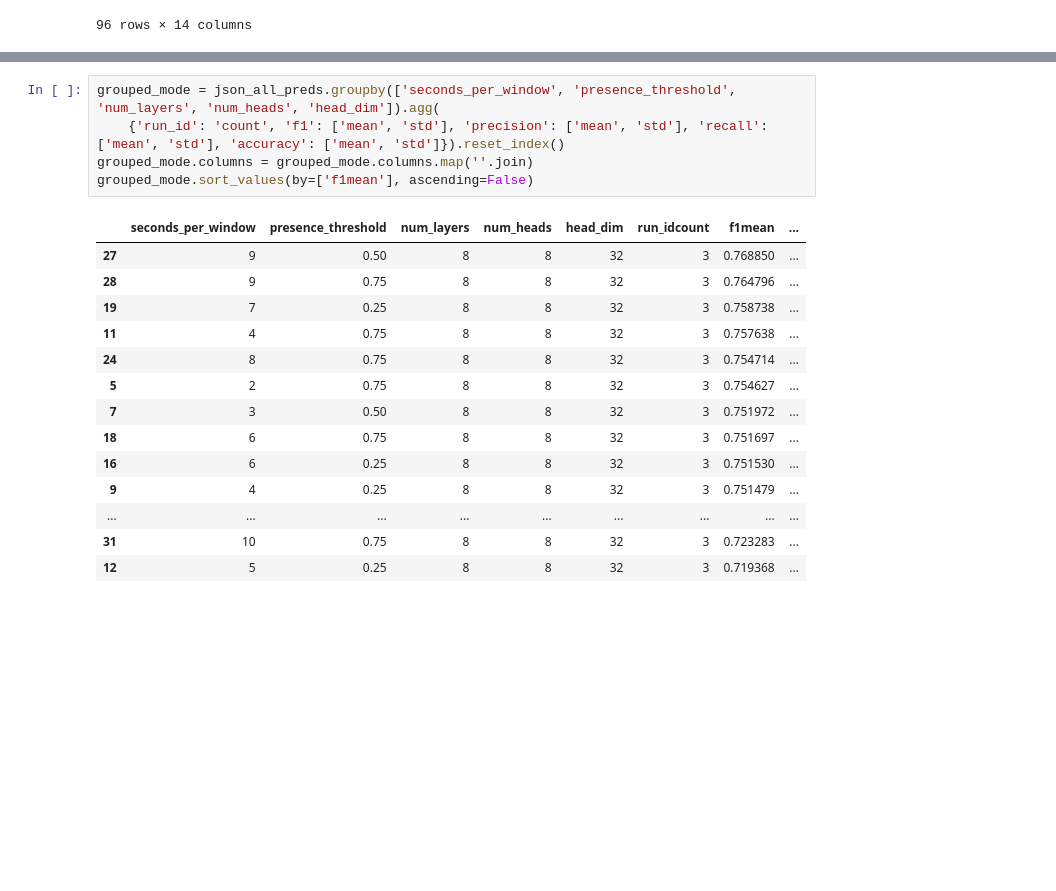
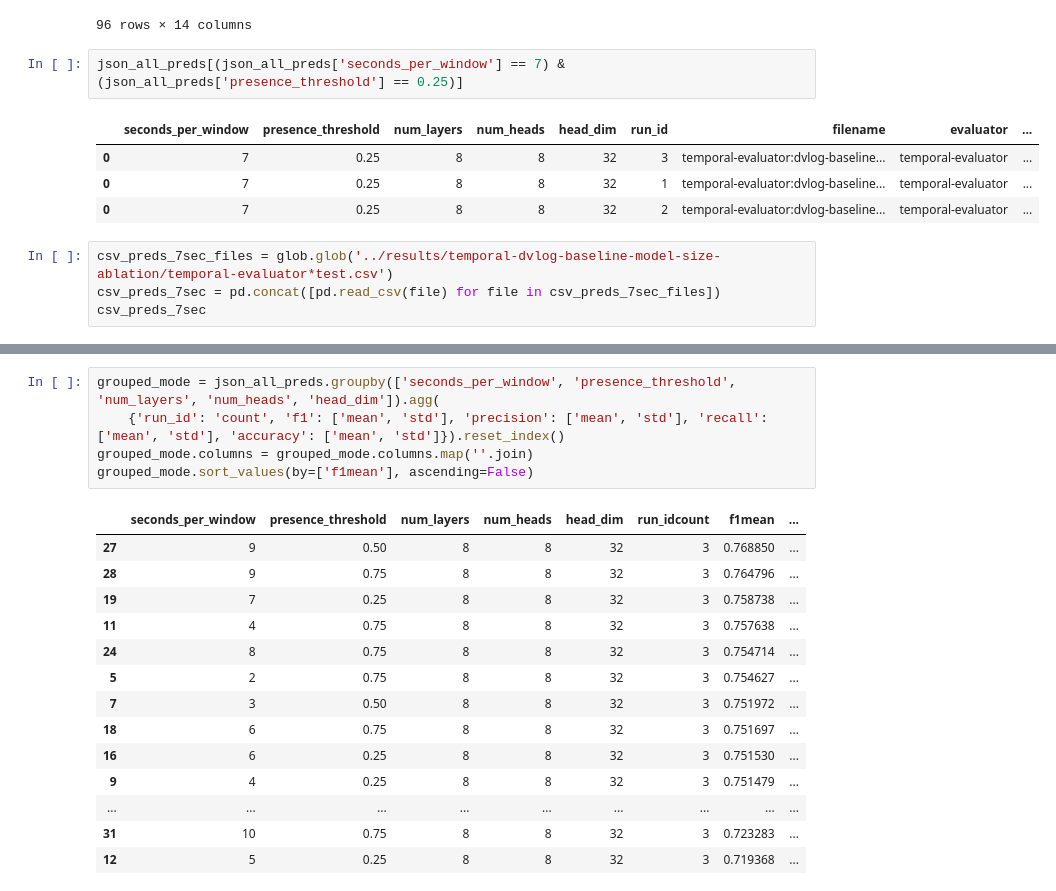
Before and after one commit to cosmaadrian/multimodal-depression-from-video, a Jupyter notebook: notebooks/evaluation.ipynb, the cells around one changed output, grey strips where cells are left out. Cells and saved outputs as stored; diff of their text form; blank space fills up the shorter version.

```diff
--- a/notebooks/evaluation.ipynb
+++ b/notebooks/evaluation.ipynb
@@ -169,3 +169,14 @@ json_all_preds
 | 0 | 4 | 0.50 | 8 | 8 | 32 | 3 | temporal-evaluator:dvlog-baseline... | temporal-evaluator | ... |
 | 0 | 8 | 0.25 | 8 | 8 | 32 | 1 | temporal-evaluator:dvlog-baseline... | temporal-evaluator | ... |
 96 rows × 14 columns
+# %%
+json_all_preds[(json_all_preds['seconds_per_window'] == 7) & (json_all_preds['presence_threshold'] == 0.25)]
+# %% [output]
+|  | seconds_per_window | presence_threshold | num_layers | num_heads | head_dim | run_id | filename | evaluator | ... |
+| 0 | 7 | 0.25 | 8 | 8 | 32 | 3 | temporal-evaluator:dvlog-baseline... | temporal-evaluator | ... |
+| 0 | 7 | 0.25 | 8 | 8 | 32 | 1 | temporal-evaluator:dvlog-baseline... | temporal-evaluator | ... |
+| 0 | 7 | 0.25 | 8 | 8 | 32 | 2 | temporal-evaluator:dvlog-baseline... | temporal-evaluator | ... |
+# %%
+csv_preds_7sec_files = glob.glob('../results/temporal-dvlog-baseline-model-size-ablation/temporal-evaluator*test.csv')
+csv_preds_7sec = pd.concat([pd.read_csv(file) for file in csv_preds_7sec_files])
+csv_preds_7sec
```
Also changed, not shown: parts of 1 cell of this notebook.
